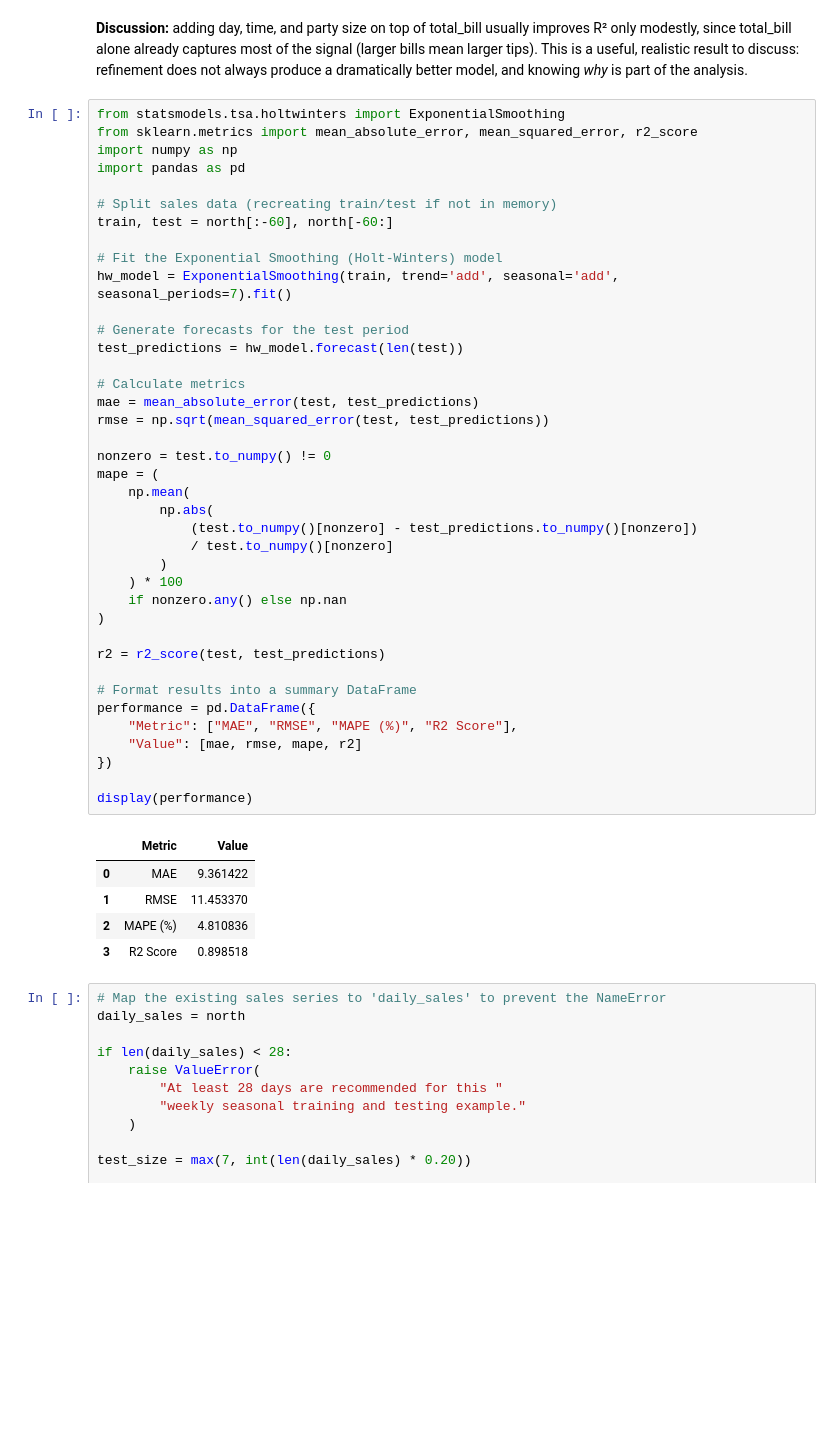
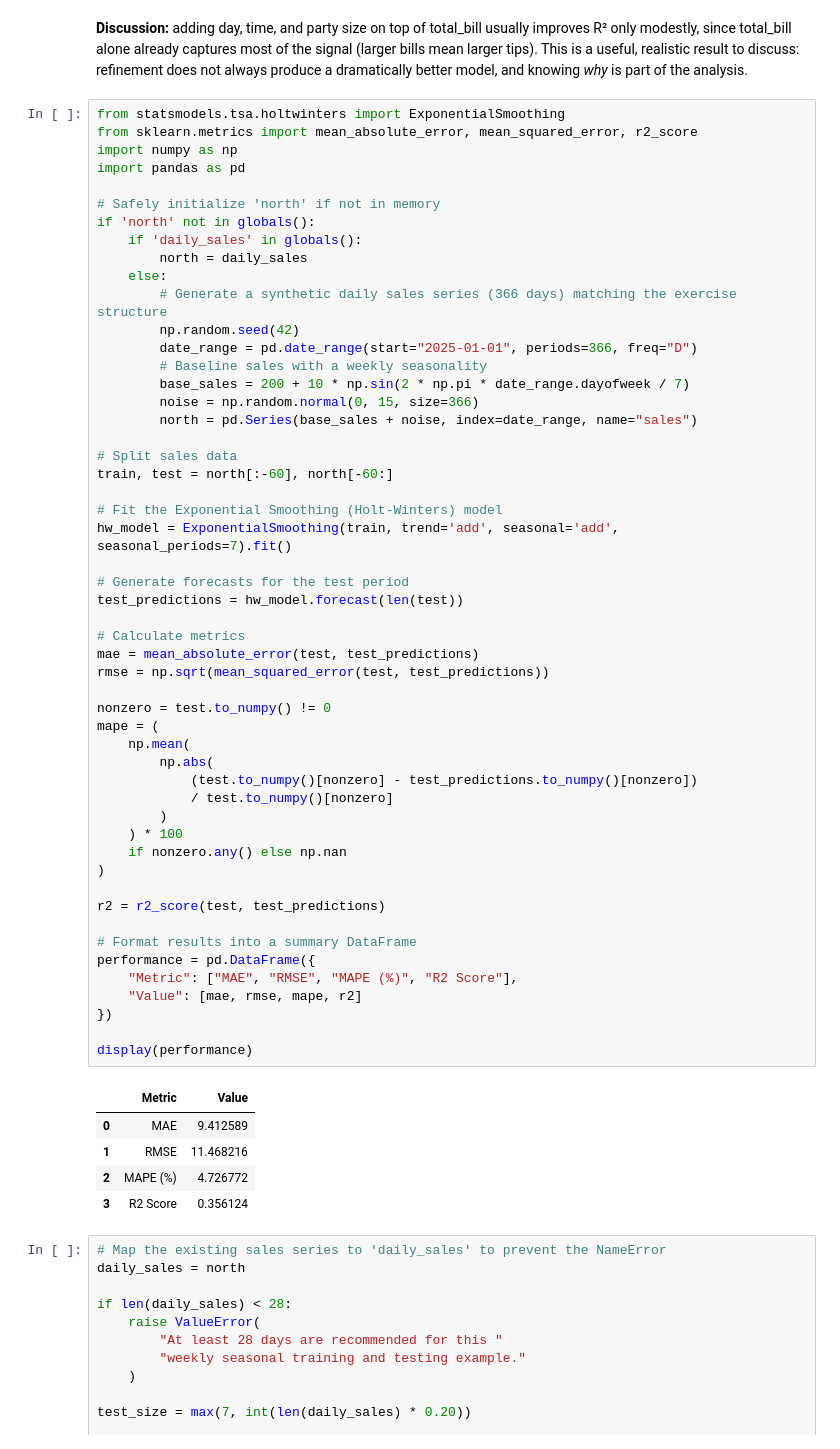
Before and after one commit to Mohammedalirubel/GitHub, a Jupyter notebook: predictive_analytics_LSTM.ipynb, the cells around one changed output. Drawn from its saved outputs; the diff is of its cells as text; blank space fills up the shorter version.

```diff
--- a/predictive_analytics_LSTM.ipynb
+++ b/predictive_analytics_LSTM.ipynb
@@ -1578,7 +1162,20 @@ from sklearn.metrics import mean_absolute_error, mean_squared_error, r2_score
 import numpy as np
 import pandas as pd
 
-# Split sales data (recreating train/test if not in memory)
+# Safely initialize 'north' if not in memory
+if 'north' not in globals():
+    if 'daily_sales' in globals():
+        north = daily_sales
+    else:
+        # Generate a synthetic daily sales series (366 days) matching the exercise structure
+        np.random.seed(42)
+        date_range = pd.date_range(start="2025-01-01", periods=366, freq="D")
+        # Baseline sales with a weekly seasonality
+        base_sales = 200 + 10 * np.sin(2 * np.pi * date_range.dayofweek / 7)
+        noise = np.random.normal(0, 15, size=366)
+        north = pd.Series(base_sales + noise, index=date_range, name="sales")
+
+# Split sales data
 train, test = north[:-60], north[-60:]
 
 # Fit the Exponential Smoothing (Holt-Winters) model
@@ -1586,37 +1183,37 @@ hw_model = ExponentialSmoothing(train, trend='add', seasonal='add', seasonal_per
 
 # Generate forecasts for the test period
 test_predictions = hw_model.forecast(len(test))
 
 # Calculate metrics
 mae = mean_absolute_error(test, test_predictions)
 rmse = np.sqrt(mean_squared_error(test, test_predictions))
 
 nonzero = test.to_numpy() != 0
 mape = (
     np.mean(
         np.abs(
             (test.to_numpy()[nonzero] - test_predictions.to_numpy()[nonzero])
             / test.to_numpy()[nonzero]
         )
     ) * 100
     if nonzero.any() else np.nan
 )
 
 r2 = r2_score(test, test_predictions)
 
 # Format results into a summary DataFrame
 performance = pd.DataFrame({
     "Metric": ["MAE", "RMSE", "MAPE (%)", "R2 Score"],
     "Value": [mae, rmse, mape, r2]
 })
 
 display(performance)
 # %% [output]
 |  | Metric | Value |
-| 0 | MAE | 9.361422 |
-| 1 | RMSE | 11.453370 |
-| 2 | MAPE (%) | 4.810836 |
-| 3 | R2 Score | 0.898518 |
+| 0 | MAE | 9.412589 |
+| 1 | RMSE | 11.468216 |
+| 2 | MAPE (%) | 4.726772 |
+| 3 | R2 Score | 0.356124 |
 # %%
 # Map the existing sales series to 'daily_sales' to prevent the NameError
 daily_sales = north
```
Also changed, not shown: parts of 43 cells of this notebook.
